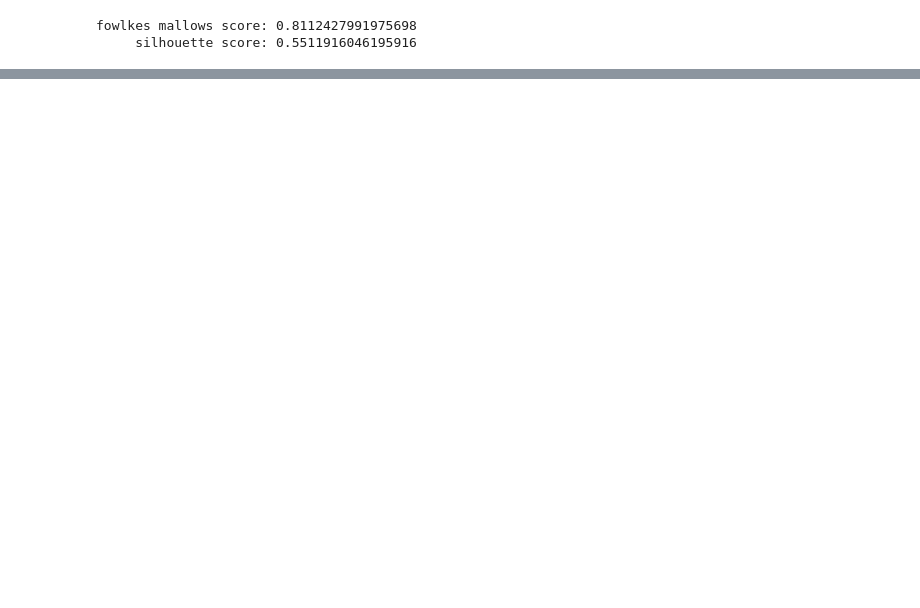
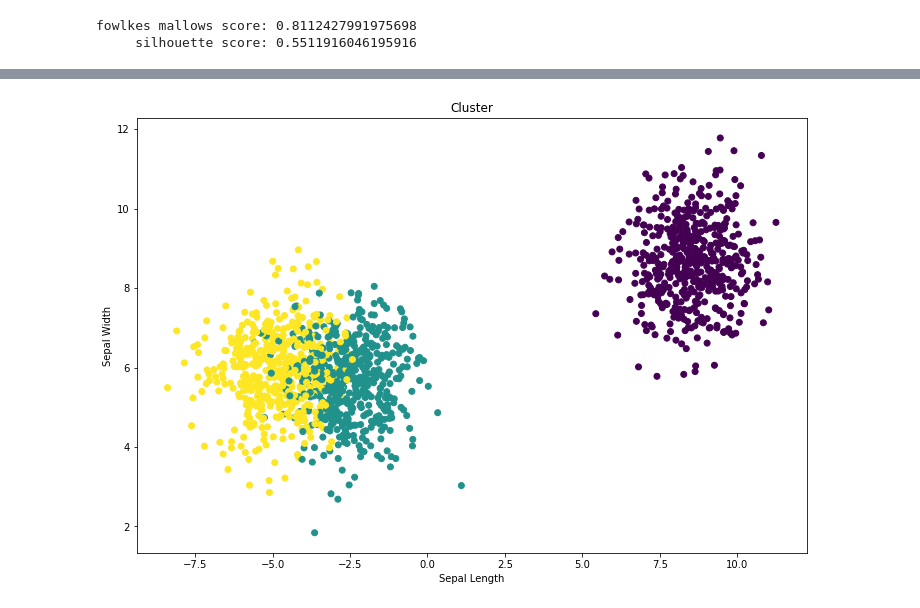
Before and after one commit to vincentbudianto/Clustering, a Jupyter notebook: Tubes2_13517014.ipynb, the cells around one changed output, grey strips where cells are left out. Saved outputs shown, nothing was run; the diff lists cells and outputs as text; code cells hidden in the pictures; blank space fills up the shorter version.

```diff
--- a/Tubes2_13517014.ipynb
+++ b/Tubes2_13517014.ipynb
@@ -101,0 +149,11 @@ axesPetal[2].tick_params(direction='in', length=10, width=5, colors='k', labelsi
+# %%
+data, target = datasets.make_blobs(centers=3, n_samples=1500)
+
+fig = plt.figure(figsize=(12,8))
+plt.scatter(data[:,0], data[:,1], c=target)
+plt.title('Cluster')
+plt.xlabel('Sepal Length')
+plt.ylabel('Sepal Width')
+plt.show()
+# %% [output]
+[figure, added]
```
Also changed, not shown: parts of 17 cells of this notebook.
